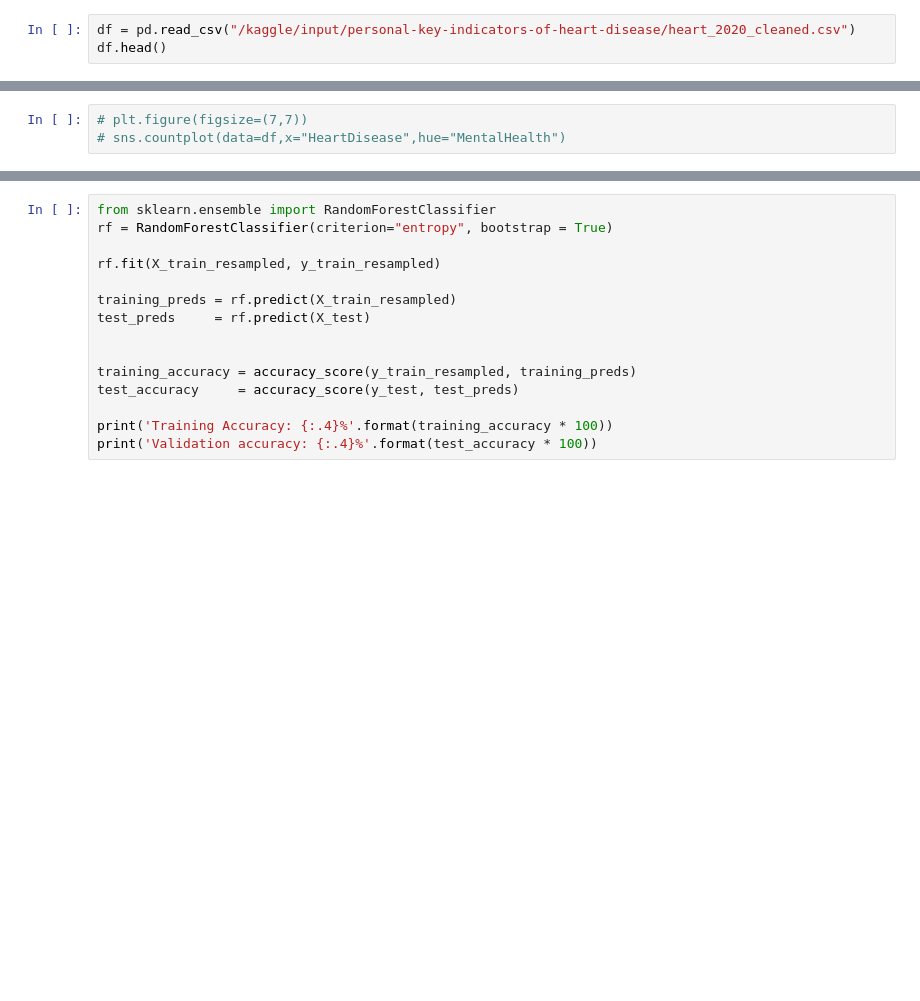
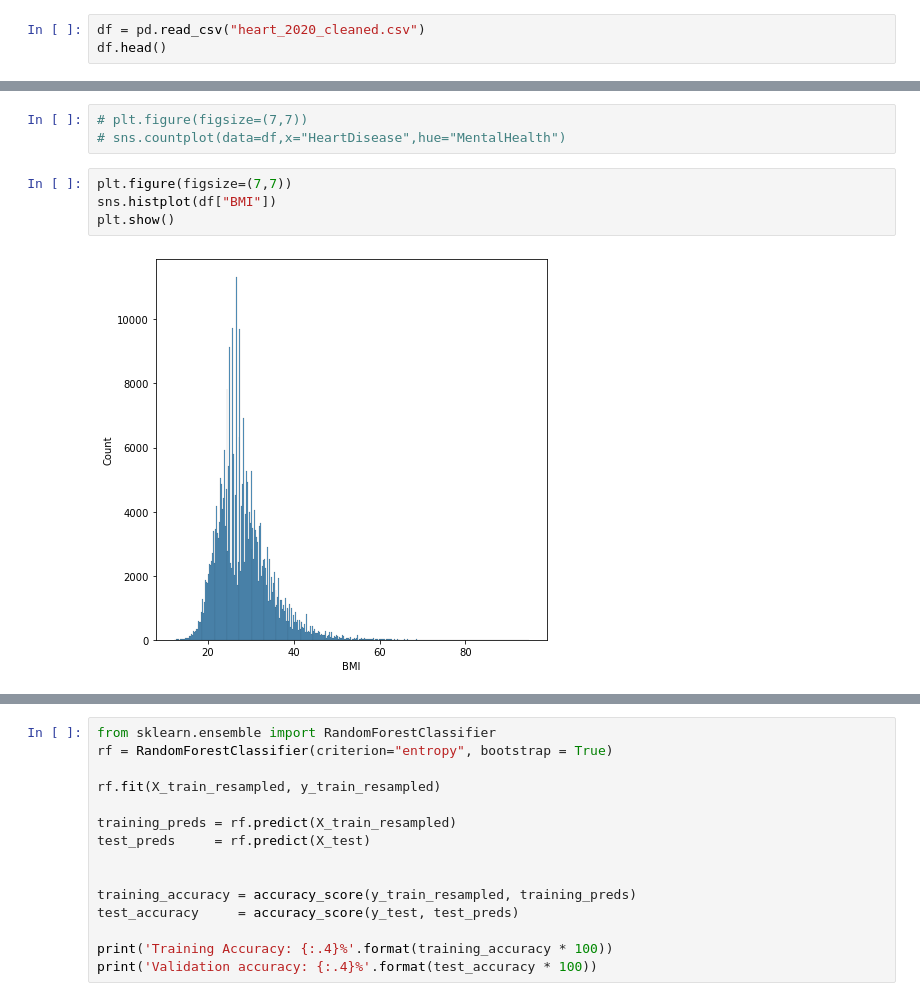
Before and after one commit to miladshiraniUCB/Heart-Disease-Prediction, a Jupyter notebook: index.ipynb, the cells around one changed output, grey strips where cells are left out. Saved outputs shown, nothing was run; the diff lists cells and outputs as text; blank space fills up the shorter version.

```diff
--- a/index.ipynb
+++ b/index.ipynb
@@ -36,5 +46,5 @@ import seaborn as sns
 import warnings
 warnings.filterwarnings('ignore')
 # %%
-df = pd.read_csv("/kaggle/input/personal-key-indicators-of-heart-disease/heart_2020_cleaned.csv")
+df = pd.read_csv("heart_2020_cleaned.csv")
 df.head()
@@ -60,3 +125,9 @@ sns.countplot(data=df,x="HeartDisease",hue="DiffWalking");
 # %%
 # plt.figure(figsize=(7,7))
 # sns.countplot(data=df,x="HeartDisease",hue="MentalHealth")
+# %%
+plt.figure(figsize=(7,7))
+sns.histplot(df["BMI"])
+plt.show()
+# %% [output]
+[figure, added]
```
Also changed, not shown: parts of 36 cells of this notebook, 1 other file.
